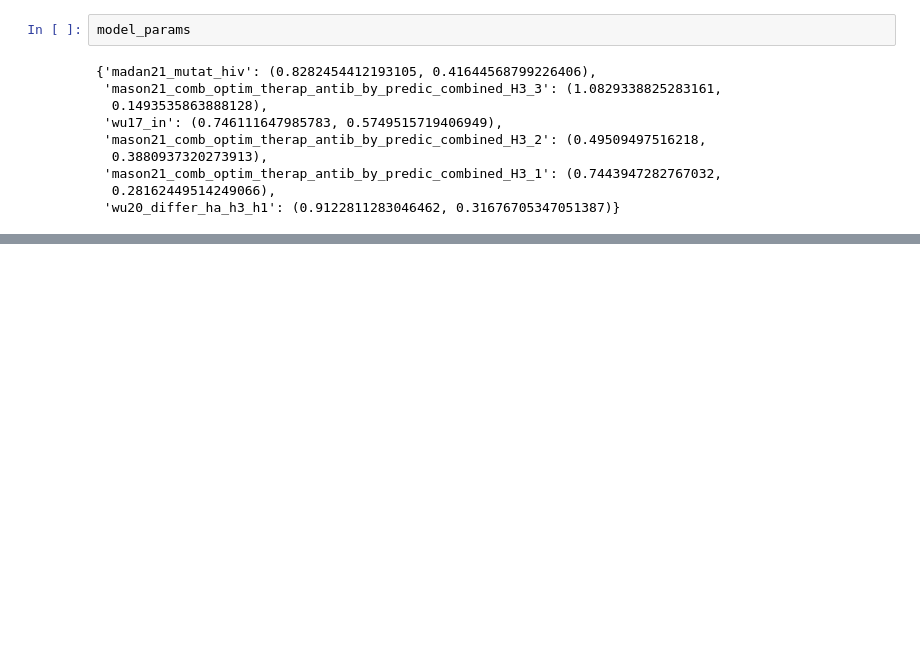
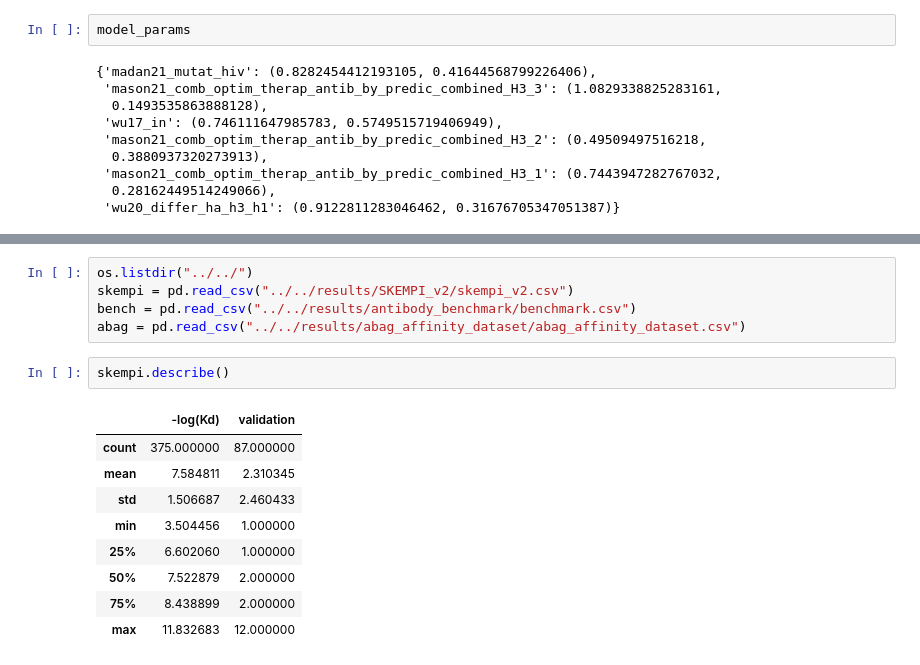
Before and after one commit to FabianTraxler/ag_binding_affinity, a Jupyter notebook: src/data_analysis/Finding_Optimal_h_function.ipynb, the cells around one changed output, grey strips where cells are left out. Cells and saved outputs as stored; diff of their text form; blank space fills up the shorter version.

```diff
--- a/src/data_analysis/Finding_Optimal_h_function.ipynb
+++ b/src/data_analysis/Finding_Optimal_h_function.ipynb
@@ -168,0 +187,17 @@ model_params
+# %%
+os.listdir("../../")
+skempi = pd.read_csv("../../results/SKEMPI_v2/skempi_v2.csv")
+bench = pd.read_csv("../../results/antibody_benchmark/benchmark.csv")
+abag = pd.read_csv("../../results/abag_affinity_dataset/abag_affinity_dataset.csv")
+# %%
+skempi.describe()
+# %% [output]
+|  | -log(Kd) | validation |
+| count | 375.000000 | 87.000000 |
+| mean | 7.584811 | 2.310345 |
+| std | 1.506687 | 2.460433 |
+| min | 3.504456 | 1.000000 |
+| 25% | 6.602060 | 1.000000 |
+| 50% | 7.522879 | 2.000000 |
+| 75% | 8.438899 | 2.000000 |
+| max | 11.832683 | 12.000000 |
```
Also changed, not shown: parts of 3 cells of this notebook.
